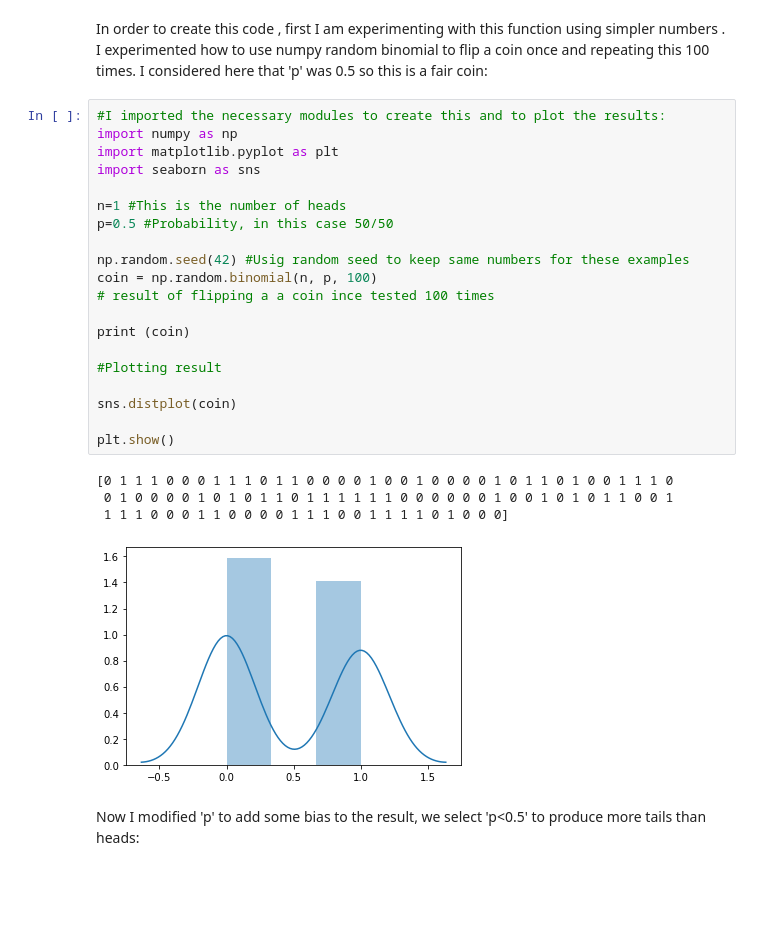
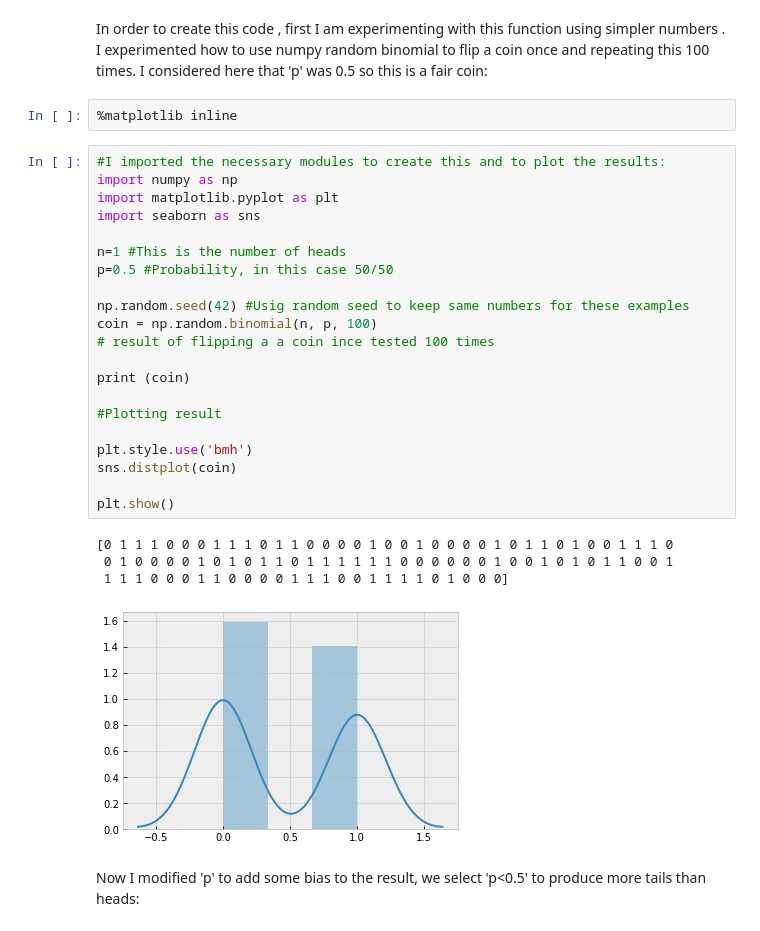
Before and after one commit to Ainara12/Fundamentals-DataAnalysis-tasks, a Jupyter notebook: Fundamentals DA-Tasks.ipynb, the cells around one changed output. Saved outputs shown, nothing was run; the diff lists cells and outputs as text; blank space fills up the shorter version.

```diff
--- a/Fundamentals DA-Tasks.ipynb
+++ b/Fundamentals DA-Tasks.ipynb
@@ -130,31 +128,34 @@ References:
 ***
 # %% [markdown]
 In order to create this code , first I am experimenting with this function using simpler numbers . I experimented how to use numpy random binomial to flip a coin once and repeating this 100 times. I considered here that 'p' was 0.5 so this is a fair coin:
+# %%
+%matplotlib inline
 # %%
 #I imported the necessary modules to create this and to plot the results:
 import numpy as np
 import matplotlib.pyplot as plt
 import seaborn as sns
 
 n=1 #This is the number of heads
 p=0.5 #Probability, in this case 50/50
 
 np.random.seed(42) #Usig random seed to keep same numbers for these examples
 coin = np.random.binomial(n, p, 100)
 # result of flipping a a coin ince tested 100 times
 
 print (coin)
 
 #Plotting result
 
+plt.style.use('bmh')
 sns.distplot(coin)
 
 plt.show()
 # %% [output]
 [0 1 1 1 0 0 0 1 1 1 0 1 1 0 0 0 0 1 0 0 1 0 0 0 0 1 0 1 1 0 1 0 0 1 1 1 0
  0 1 0 0 0 0 1 0 1 0 1 1 0 1 1 1 1 1 1 0 0 0 0 0 0 1 0 0 1 0 1 0 1 1 0 0 1
  1 1 1 0 0 0 1 1 0 0 0 0 1 1 1 0 0 1 1 1 1 0 1 0 0 0]
-[figure, old version]
+[figure, new version]
 # %% [markdown]
 Now I modified 'p' to add some bias to the result, we select 'p<0.5' to produce more tails than heads:
 # %%
```
Also changed, not shown: parts of 14 cells of this notebook, 1 other file.
